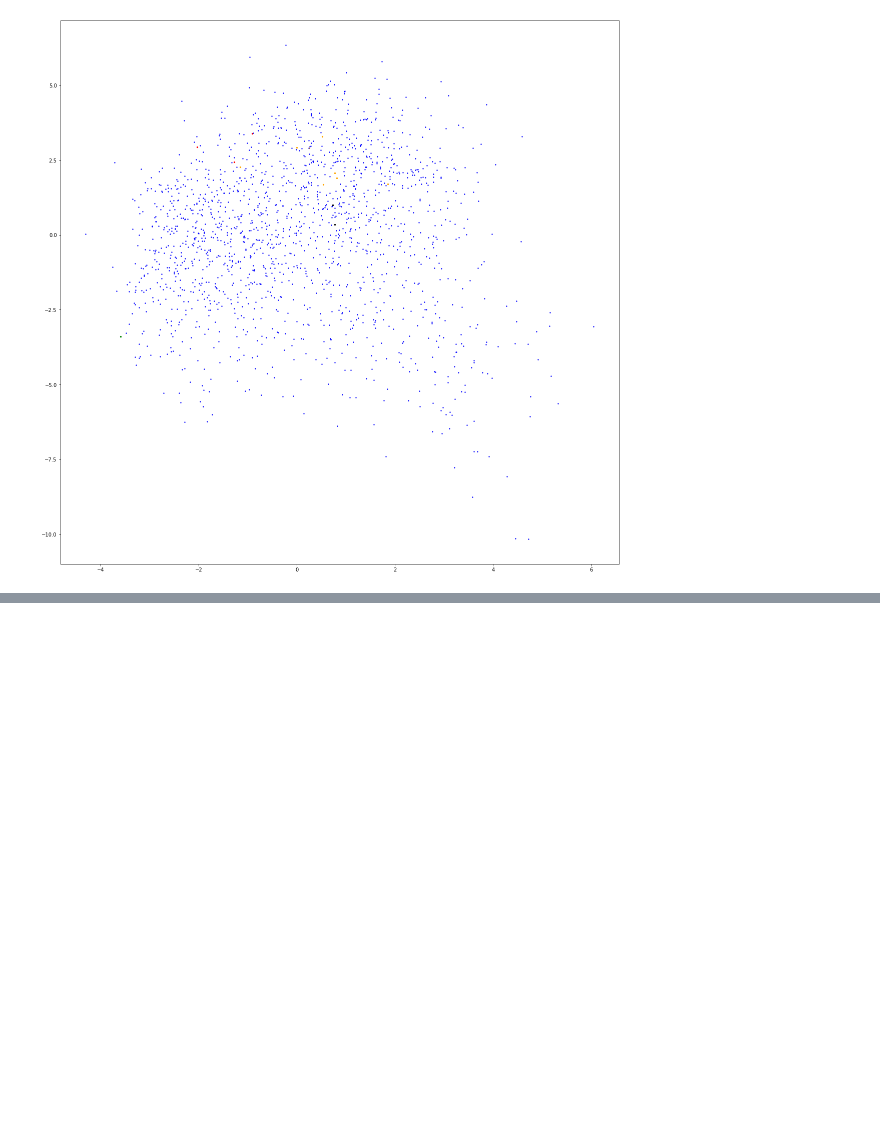
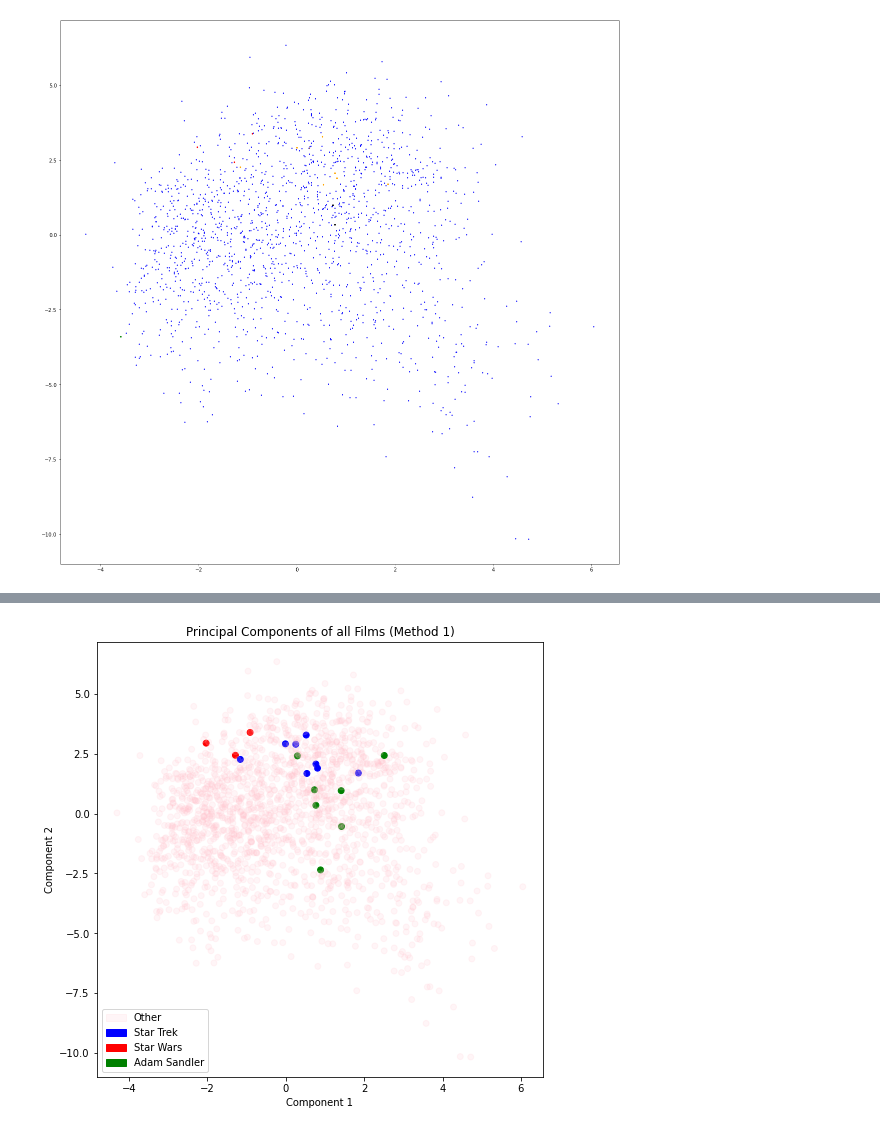
Before and after one commit to ianfowler/CS155-Project-2, a Jupyter notebook: Visualization 1.ipynb, the cells around one changed output, grey strips where cells are left out. Drawn from its saved outputs; the diff is of its cells as text; code cells hidden in the pictures; blank space fills up the shorter version.

```diff
--- a/Visualization 1.ipynb
+++ b/Visualization 1.ipynb
@@ -204 +164,33 @@ list(movies[movies["Comedy"] == 1]["Movie Title"])
+# %%
+star_trek_idx = np.array([222, 227, 228, 229, 230, 380, 449, 450]) - 1
+star_wars_idx = np.array([50, 172, 181]) - 1
+sandler_idx = np.array([41, 354, 577, 940, 763, 1209, 833]) - 1
+n_movies = V_pn.shape[1]
+c = np.zeros(n_movies)
+for v, arr in enumerate([star_trek_idx, star_wars_idx, sandler_idx]):
+    for idx in arr:
+        c[idx] = v + 1
+
+color_map = ["pink", "blue", "red", "green"]
+label_map = ["Other", "Star Trek", "Star Wars", "Adam Sandler"]
+alpha_map = [0.15, 1, 1, 1]
+
+colors = [color_map[int(v)] for v in list(c)]
+alphas = [alpha_map[int(v)] for v in list(c)]
+labels = [label_map[int(v)] for v in list(c)]
+
+plt.figure(figsize=(8,8))
+plt.scatter(V_pn[0], V_pn[1], c=colors, s=35, alpha=alphas)
+plt.title("Principal Components of all Films (Method 1)")
+plt.xlabel("Component 1")
+plt.ylabel("Component 2")
+
+plt.legend(handles=[
+    mpatches.Patch(color=color, label=label, alpha=alpha)
+    for color, label, alpha in zip(color_map, label_map, alpha_map)
+])
+
+plt.show()
+# %% [output]
+[figure, added]
 # %%
```
Also changed, not shown: parts of 8 cells of this notebook, 1 other file.
